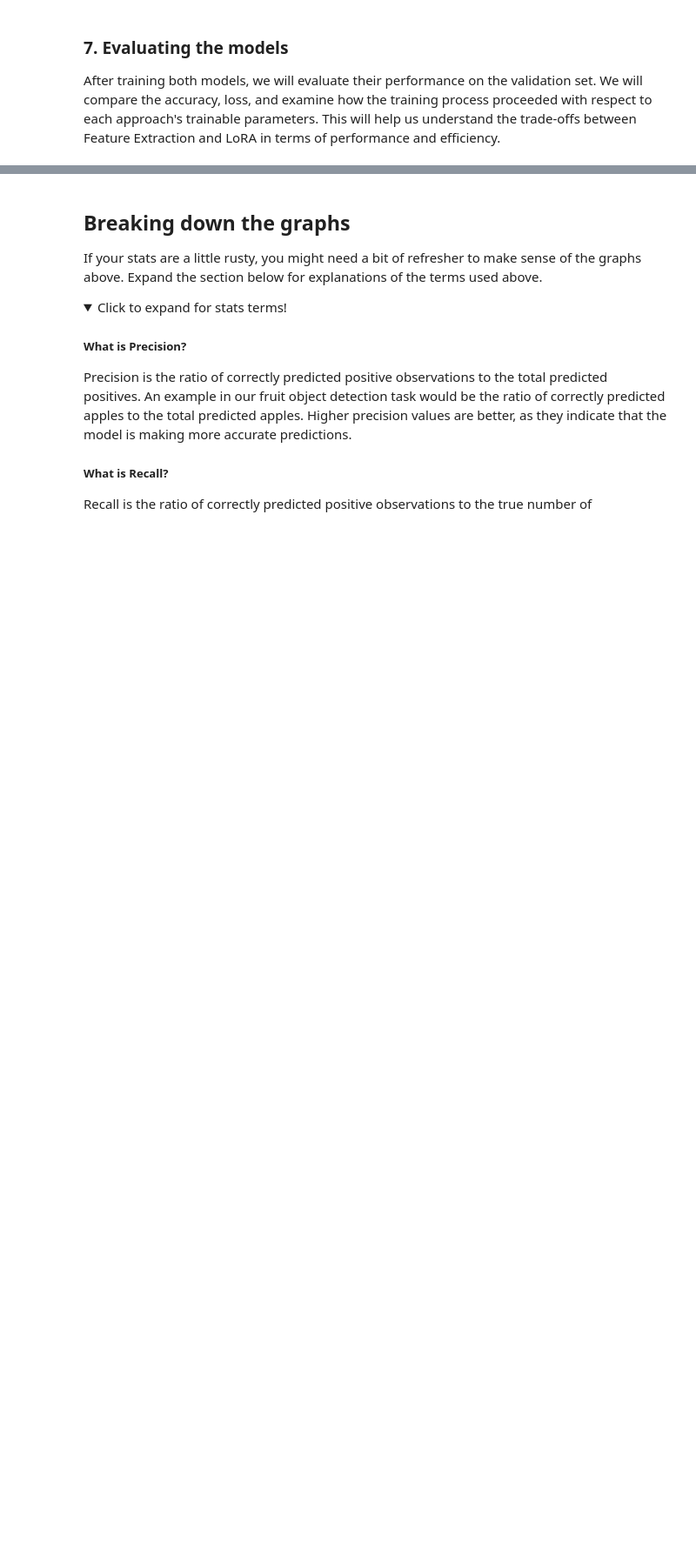
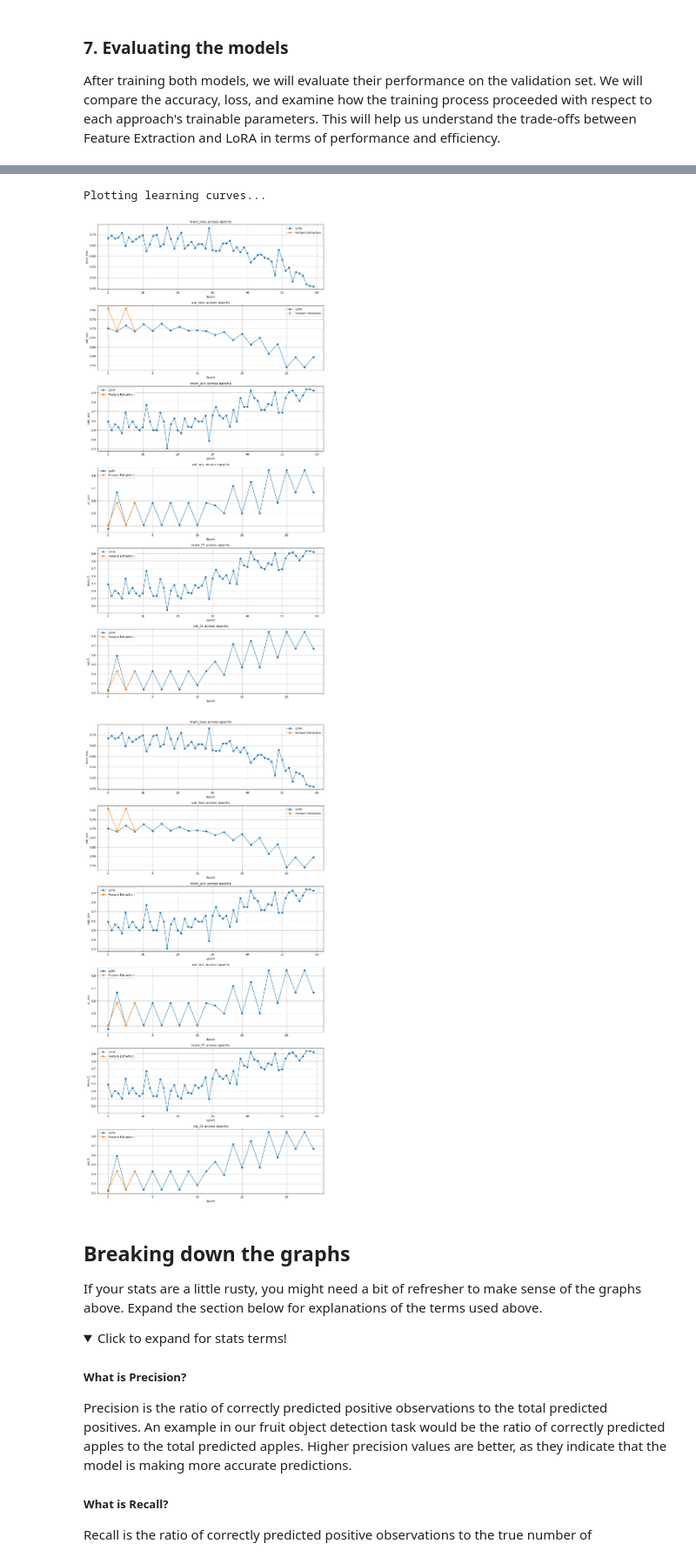
Before and after one commit to PracticumAI/transfer_learning, a Jupyter notebook: 02_transfer_learning_LoRA.ipynb, the cells around one changed output, grey strips where cells are left out. Shown at 87% size. Cells and saved outputs as stored; diff of their text form; code cells hidden in the pictures; folded sections open; blank space fills up the shorter version.

```diff
--- a/02_transfer_learning_LoRA.ipynb
+++ b/02_transfer_learning_LoRA.ipynb
@@ -827,3 +460,13 @@ Plotting learning curves...
+# %%
+
+# Plot learning curves
+print("\nPlotting learning curves...")
+
+helpers.plot_learning_curves(lora_module.history, feature_extractor_module.history)
+# %% [output]
+Plotting learning curves...
+[figure, added]
+[figure, added]
 # %% [markdown]
 ## Breaking down the graphs
 
```
Also changed, not shown: parts of 14 cells of this notebook.
